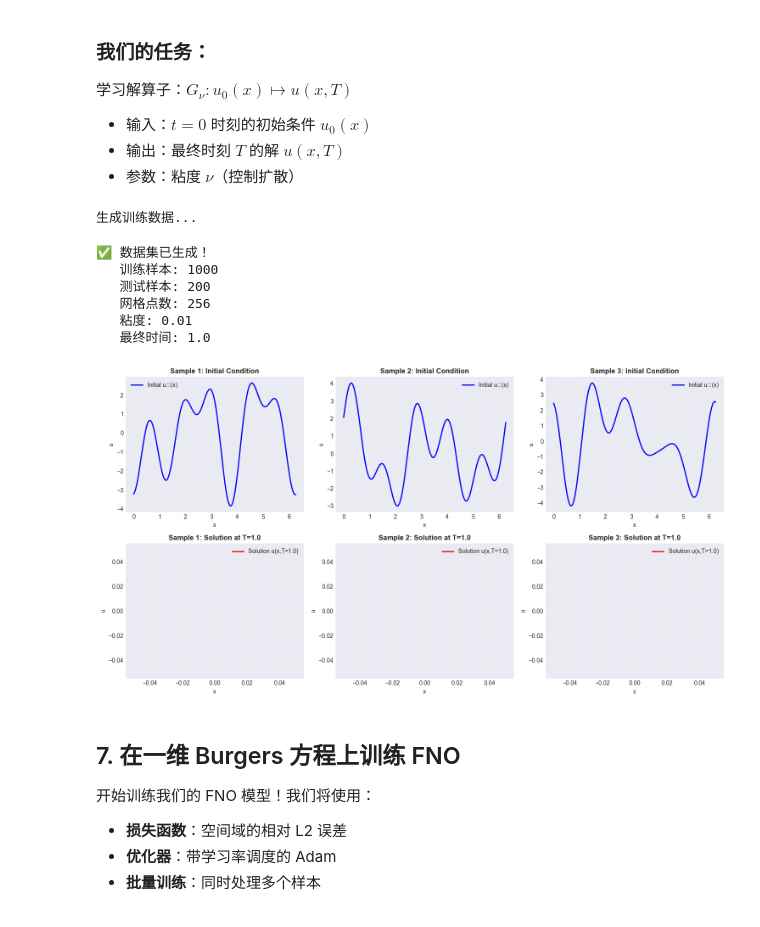
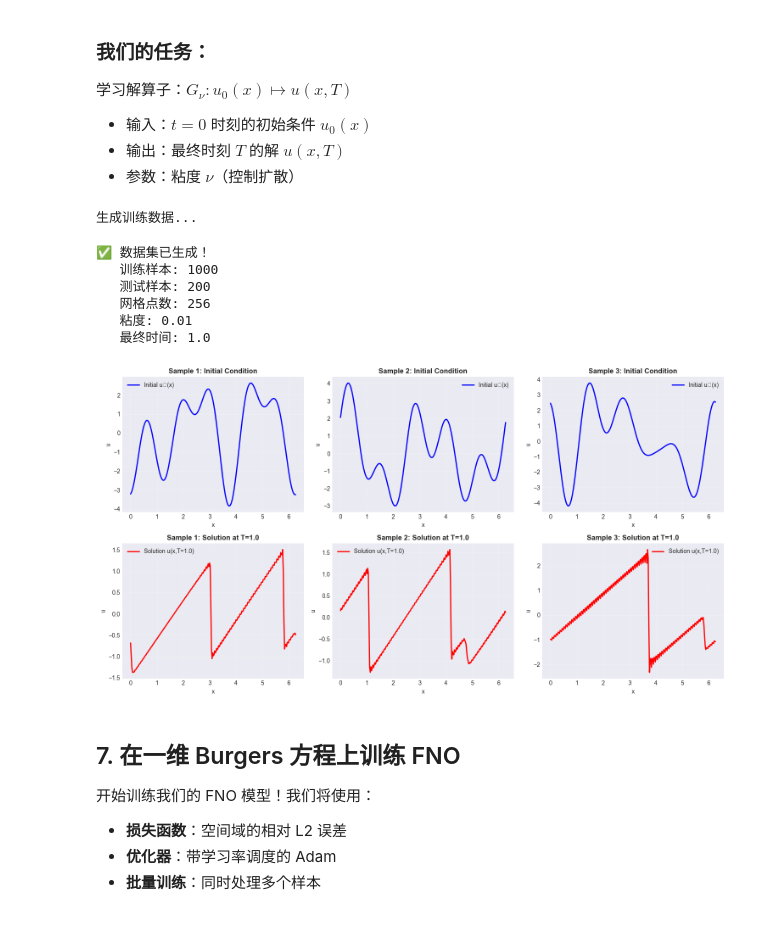
Before and after one commit to Michael-Jackson666/AI4CFD, a Jupyter notebook: FNO/tutorial/FNO_tutorial.ipynb, the cells around one changed output. Cells and saved outputs as stored; diff of their text form; code cells hidden in the pictures.

```diff
--- a/FNO/tutorial/FNO_tutorial.ipynb
+++ b/FNO/tutorial/FNO_tutorial.ipynb
@@ -397,9 +429,9 @@ $$\frac{\partial u}{\partial t} + u \frac{\partial u}{\partial x} = \nu \frac{\p
 - 输出：最终时刻 $T$ 的解 $u(x, T)$
 - 参数：粘度 $\nu$（控制扩散）
 # %%
-def solve_burgers_spectral(u0, nu, T, n_steps=1000):
+def solve_burgers_spectral(u0, nu, T, n_steps=5000):
     """
-    使用谱方法求解一维 Burgers 方程（伪谱法）
+    使用稳定的谱方法求解一维 Burgers 方程（伪谱法 + 去别名）
 
     参数:
         u0: 初始条件（numpy 数组）
@@ -411,31 +443,29 @@ def solve_burgers_spectral(u0, nu, T, n_steps=1000):
         时刻 T 的解
     """
     N = len(u0)
-    L = 2 * np.pi
-    x = np.linspace(0, L, N, endpoint=False)
-    k = np.fft.fftfreq(N, L / (2*np.pi*N))
-
+    x = np.linspace(0, 2 * np.pi, N, endpoint=False)
+    k = np.fft.fftfreq(N, 1.0 / N)
     dt = T / n_steps
     u = u0.copy()
 
-    # 显式格式的时间步进
+    # 2/3 去别名掩码
+    dealias = np.abs(k) > (2.0 / 3.0) * (N / 2)
+
+    # 显式格式的时间步进，并在非线性项上做去别名
     for _ in range(n_steps):
-        # 转换到傅里叶空间
         u_hat = np.fft.fft(u)
-
-        # 在傅里叶空间计算导数
         u_x_hat = 1j * k * u_hat
         u_x = np.fft.ifft(u_x_hat).real
 
-        # 物理空间中的非线性项
         nonlinear = -u * u_x
+        nonlinear_hat = np.fft.fft(nonlinear)
+        nonlinear_hat[dealias] = 0
 
-        # 傅里叶空间中的扩散项
         diffusion_hat = -nu * (k**2) * u_hat
-        diffusion = np.fft.ifft(diffusion_hat).real
+        u = u + dt * np.fft.ifft(nonlinear_hat + diffusion_hat).real
 
-        # 更新（演示用的简单前向欧拉法）
-        u = u + dt * (nonlinear + diffusion)
+        if np.isnan(u).any() or np.isinf(u).any():
+            raise ValueError("Burgers 求解器出现不稳定，生成的数据包含 NaN 或 Inf")
 
     return u
 
@@ -461,7 +491,7 @@ def generate_burgers_dataset(n_samples, n_points, nu=0.01, T=1.0):
             u0 += amp * np.sin(freq * x + phase)
 
         # 求解 PDE
-        u_T = solve_burgers_spectral(u0, nu, T, n_steps=1000)
+        u_T = solve_burgers_spectral(u0, nu, T, n_steps=5000)
 
         X_data.append(u0)
         Y_data.append(u_T)
@@ -488,34 +518,34 @@ print(f"   最终时间: {T}")
 
 # 可视化一些样例
 fig, axes = plt.subplots(2, 3, figsize=(15, 8))
 for i in range(3):
     idx = np.random.randint(0, n_train)
 
     axes[0, i].plot(x_grid, X_train[idx], 'b-', linewidth=2, label='Initial u₀(x)')
     axes[0, i].set_title(f'Sample {i+1}: Initial Condition', fontweight='bold')
     axes[0, i].set_xlabel('x')
     axes[0, i].set_ylabel('u')
     axes[0, i].grid(True, alpha=0.3)
     axes[0, i].legend()
 
     axes[1, i].plot(x_grid, Y_train[idx], 'r-', linewidth=2, label=f'Solution u(x,T={T})')
     axes[1, i].set_title(f'Sample {i+1}: Solution at T={T}', fontweight='bold')
     axes[1, i].set_xlabel('x')
     axes[1, i].set_ylabel('u')
     axes[1, i].grid(True, alpha=0.3)
     axes[1, i].legend()
 
 plt.tight_layout()
 plt.show()
 # %% [output]
 生成训练数据...
 ✅ 数据集已生成！
    训练样本: 1000
    测试样本: 200
    网格点数: 256
    粘度: 0.01
    最终时间: 1.0
-[figure, old version]
+[figure, new version]
 # %% [markdown]
 ## 7. 在一维 Burgers 方程上训练 FNO
 
```
Also changed, not shown: parts of 6 cells of this notebook, 1 other file.
